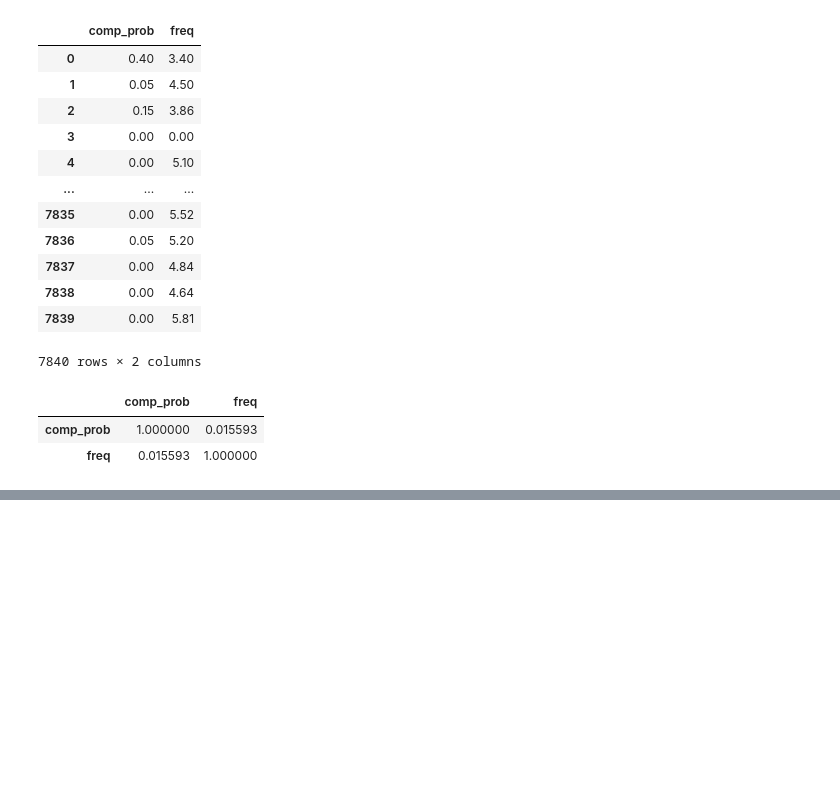
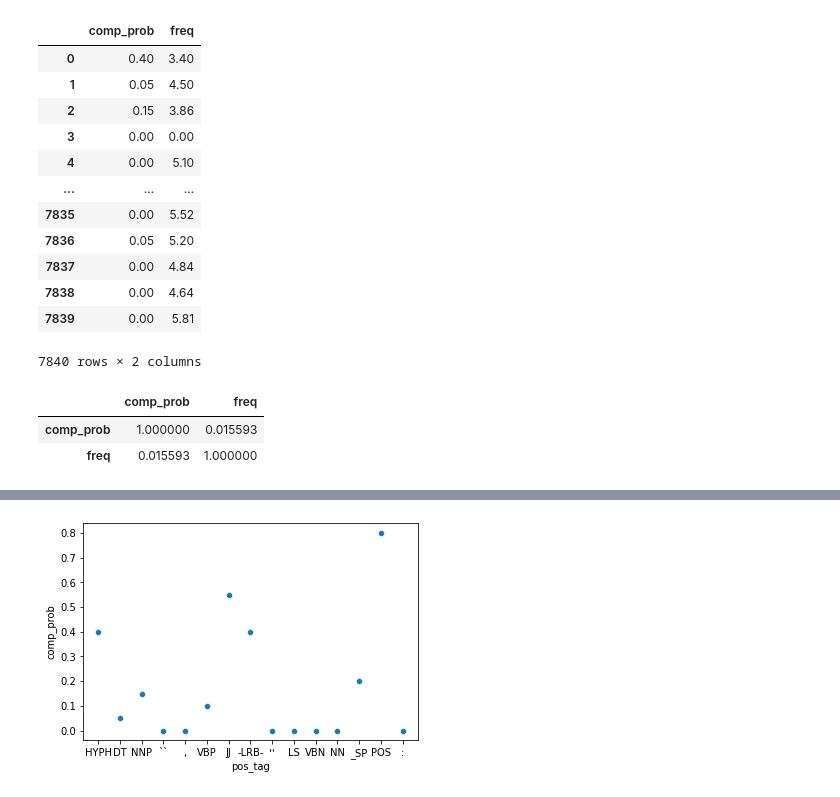
Before and after one commit to melisnv/natural-language-processing-projects, a Jupyter notebook: Assignment I NLP/Part B - complex-word-identification.ipynb, the cells around one changed output, grey strips where cells are left out. Cells and saved outputs as stored; diff of their text form; code cells hidden in the pictures; blank space fills up the shorter version.

```diff
--- a/Assignment I NLP/Part B - complex-word-identification.ipynb
+++ b/Assignment I NLP/Part B - complex-word-identification.ipynb
@@ -361,0 +344,5 @@ sns.scatterplot(x="comp_prob", y="pos_tag", data=token_3_df);
+# %%
+sns.scatterplot(x="pos_tag", y="comp_prob", data=token_3_df);
+plt.savefig('postag_scatter.png')
+# %% [output]
+[figure, added]
```
Also changed, not shown: parts of 19 cells of this notebook.
